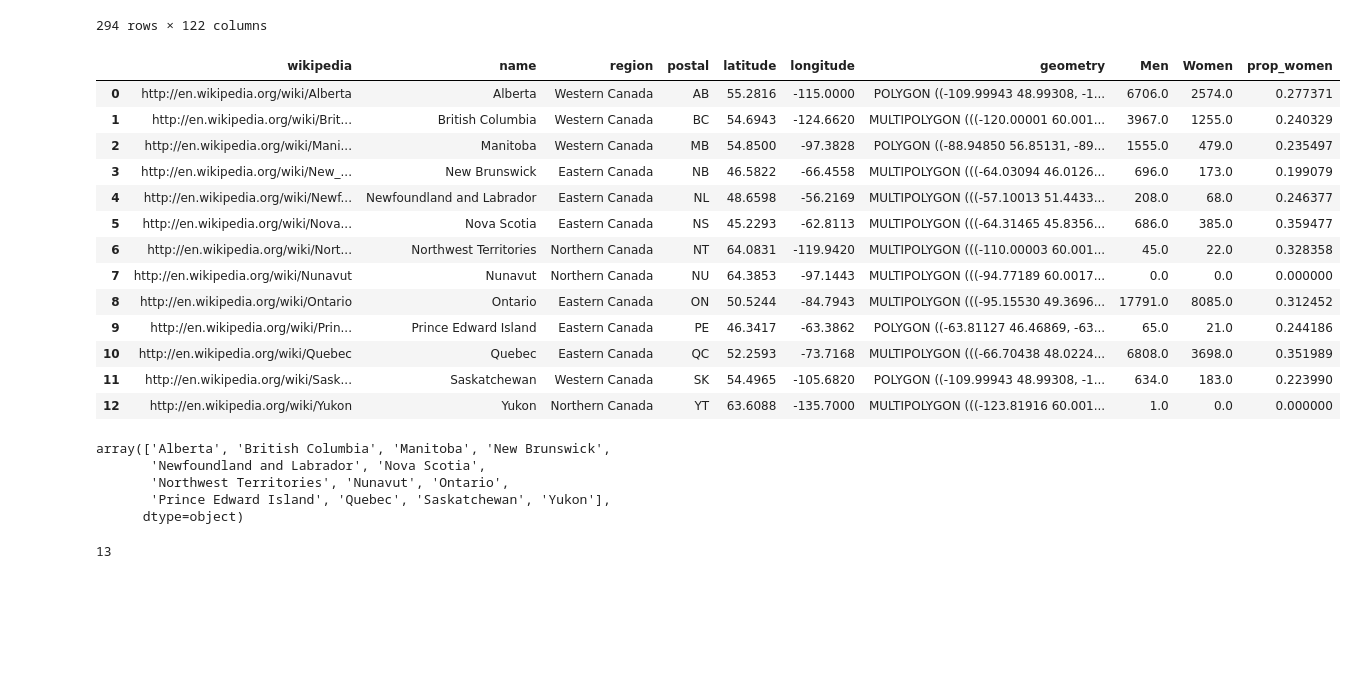
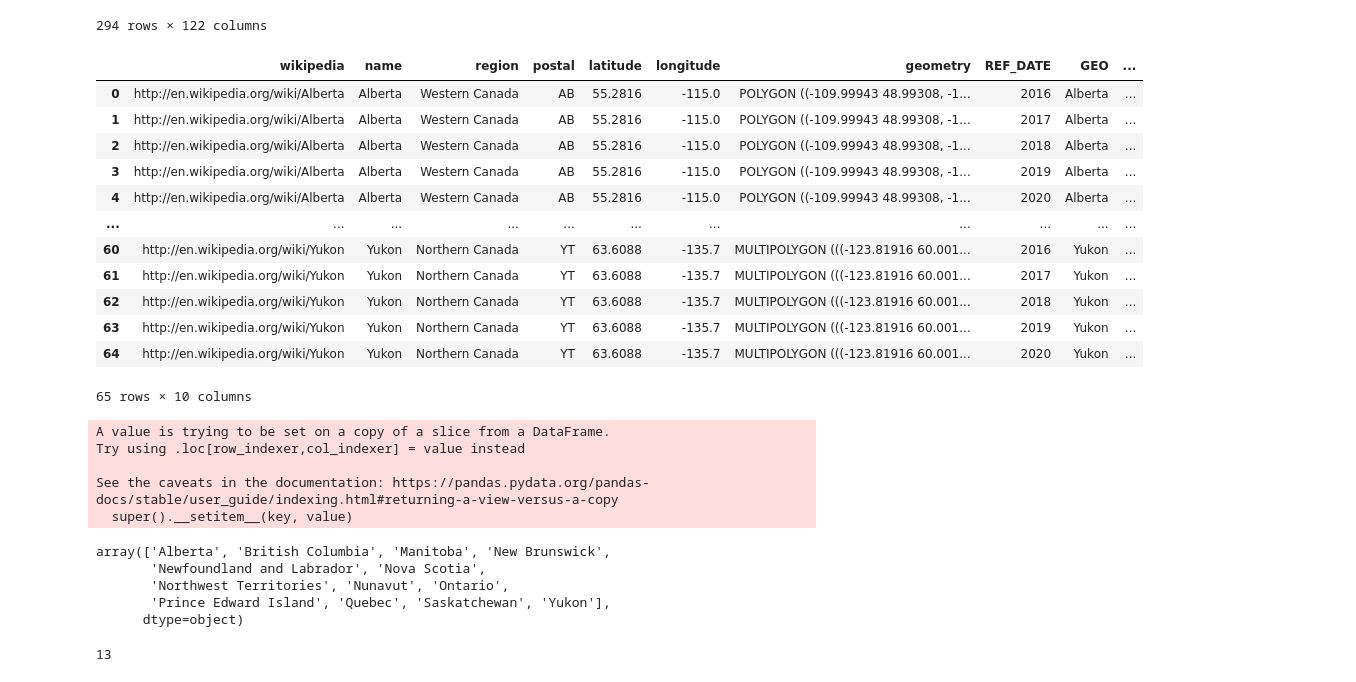
Before and after one commit to karan-khubdikar/DSCI-532_2024_13_Juno, a Jupyter notebook: notebooks/practice_code_chart.ipynb, the cells around one changed output. Cells and saved outputs as stored; diff of their text form; code cells hidden in the pictures; blank space fills up the shorter version.

```diff
--- a/notebooks/practice_code_chart.ipynb
+++ b/notebooks/practice_code_chart.ipynb
@@ -31,0 +36,3 @@ new_df
+# %%
+new_df = new_df[['REF_DATE','Gender','GEO','VALUE']]
+new_df
@@ -31,0 +53,8 @@ new_df
+# %%
+new_df_pivot = new_df.pivot(index=['REF_DATE', 'GEO'], columns='Gender', values='VALUE')
+
+# Calculate the ratio of women to men
+new_df_pivot['Women_to_Men_Ratio'] = new_df_pivot['Women'] / (new_df_pivot['Men']+new_df_pivot['Women'])
+new_df_pivot = new_df_pivot.reset_index()
+new_df_pivot= new_df_pivot[['REF_DATE','GEO','Women_to_Men_Ratio']]
+new_df_pivot
@@ -60,33 +129,37 @@ canadian_provinces = world_regions.query("iso_a2 == 'CA'")[['wikipedia', 'name',
 canadian_provinces = canadian_provinces.assign(
     name=lambda x: x['name'].str.replace('Québec','Quebec'))
 # %%
-canadian_provinces = canadian_provinces.merge(new_df_sum, left_on = 'name', right_on = 'GEO')
+canadian_provinces = canadian_provinces.merge(new_df_pivot, left_on = 'name', right_on = 'GEO')
 canadian_provinces
 # %% [output]
-|  | wikipedia | name | region | postal | latitude | longitude | geometry | Men | Women | prop_women |
-| 0 | http://en.wikipedia.org/wiki/Alberta | Alberta | Western Canada | AB | 55.2816 | -115.0000 | POLYGON ((-109.99943 48.99308, -1... | 6706.0 | 2574.0 | 0.277371 |
-| 1 | http://en.wikipedia.org/wiki/Brit... | British Columbia | Western Canada | BC | 54.6943 | -124.6620 | MULTIPOLYGON (((-120.00001 60.001... | 3967.0 | 1255.0 | 0.240329 |
-| 2 | http://en.wikipedia.org/wiki/Mani... | Manitoba | Western Canada | MB | 54.8500 | -97.3828 | POLYGON ((-88.94850 56.85131, -89... | 1555.0 | 479.0 | 0.235497 |
-| 3 | http://en.wikipedia.org/wiki/New_... | New Brunswick | Eastern Canada | NB | 46.5822 | -66.4558 | MULTIPOLYGON (((-64.03094 46.0126... | 696.0 | 173.0 | 0.199079 |
-| 4 | http://en.wikipedia.org/wiki/Newf... | Newfoundland and Labrador | Eastern Canada | NL | 48.6598 | -56.2169 | MULTIPOLYGON (((-57.10013 51.4433... | 208.0 | 68.0 | 0.246377 |
-| 5 | http://en.wikipedia.org/wiki/Nova... | Nova Scotia | Eastern Canada | NS | 45.2293 | -62.8113 | MULTIPOLYGON (((-64.31465 45.8356... | 686.0 | 385.0 | 0.359477 |
-| 6 | http://en.wikipedia.org/wiki/Nort... | Northwest Territories | Northern Canada | NT | 64.0831 | -119.9420 | MULTIPOLYGON (((-110.00003 60.001... | 45.0 | 22.0 | 0.328358 |
-| 7 | http://en.wikipedia.org/wiki/Nunavut | Nunavut | Northern Canada | NU | 64.3853 | -97.1443 | MULTIPOLYGON (((-94.77189 60.0017... | 0.0 | 0.0 | 0.000000 |
-| 8 | http://en.wikipedia.org/wiki/Ontario | Ontario | Eastern Canada | ON | 50.5244 | -84.7943 | MULTIPOLYGON (((-95.15530 49.3696... | 17791.0 | 8085.0 | 0.312452 |
-| 9 | http://en.wikipedia.org/wiki/Prin... | Prince Edward Island | Eastern Canada | PE | 46.3417 | -63.3862 | POLYGON ((-63.81127 46.46869, -63... | 65.0 | 21.0 | 0.244186 |
-| 10 | http://en.wikipedia.org/wiki/Quebec | Quebec | Eastern Canada | QC | 52.2593 | -73.7168 | MULTIPOLYGON (((-66.70438 48.0224... | 6808.0 | 3698.0 | 0.351989 |
-| 11 | http://en.wikipedia.org/wiki/Sask... | Saskatchewan | Western Canada | SK | 54.4965 | -105.6820 | POLYGON ((-109.99943 48.99308, -1... | 634.0 | 183.0 | 0.223990 |
-| 12 | http://en.wikipedia.org/wiki/Yukon | Yukon | Northern Canada | YT | 63.6088 | -135.7000 | MULTIPOLYGON (((-123.81916 60.001... | 1.0 | 0.0 | 0.000000 |
+|  | wikipedia | name | region | postal | latitude | longitude | geometry | REF_DATE | GEO | ... |
+| 0 | http://en.wikipedia.org/wiki/Alberta | Alberta | Western Canada | AB | 55.2816 | -115.0 | POLYGON ((-109.99943 48.99308, -1... | 2016 | Alberta | ... |
+| 1 | http://en.wikipedia.org/wiki/Alberta | Alberta | Western Canada | AB | 55.2816 | -115.0 | POLYGON ((-109.99943 48.99308, -1... | 2017 | Alberta | ... |
+| 2 | http://en.wikipedia.org/wiki/Alberta | Alberta | Western Canada | AB | 55.2816 | -115.0 | POLYGON ((-109.99943 48.99308, -1... | 2018 | Alberta | ... |
+| 3 | http://en.wikipedia.org/wiki/Alberta | Alberta | Western Canada | AB | 55.2816 | -115.0 | POLYGON ((-109.99943 48.99308, -1... | 2019 | Alberta | ... |
+| 4 | http://en.wikipedia.org/wiki/Alberta | Alberta | Western Canada | AB | 55.2816 | -115.0 | POLYGON ((-109.99943 48.99308, -1... | 2020 | Alberta | ... |
+| ... | ... | ... | ... | ... | ... | ... | ... | ... | ... | ... |
+| 60 | http://en.wikipedia.org/wiki/Yukon | Yukon | Northern Canada | YT | 63.6088 | -135.7 | MULTIPOLYGON (((-123.81916 60.001... | 2016 | Yukon | ... |
+| 61 | http://en.wikipedia.org/wiki/Yukon | Yukon | Northern Canada | YT | 63.6088 | -135.7 | MULTIPOLYGON (((-123.81916 60.001... | 2017 | Yukon | ... |
+| 62 | http://en.wikipedia.org/wiki/Yukon | Yukon | Northern Canada | YT | 63.6088 | -135.7 | MULTIPOLYGON (((-123.81916 60.001... | 2018 | Yukon | ... |
+| 63 | http://en.wikipedia.org/wiki/Yukon | Yukon | Northern Canada | YT | 63.6088 | -135.7 | MULTIPOLYGON (((-123.81916 60.001... | 2019 | Yukon | ... |
+| 64 | http://en.wikipedia.org/wiki/Yukon | Yukon | Northern Canada | YT | 63.6088 | -135.7 | MULTIPOLYGON (((-123.81916 60.001... | 2020 | Yukon | ... |
+65 rows × 10 columns
 # %%
-canadian_provinces = canadian_provinces[['wikipedia','name','postal','latitude','longitude','geometry','Men','Women','prop_women']]
-canadian_provinces.prop_women = canadian_provinces.prop_women.round(2)
+canadian_provinces = canadian_provinces[['wikipedia','name','postal','latitude','longitude','geometry','REF_DATE','Women_to_Men_Ratio']]
+canadian_provinces.Women_to_Men_Ratio = canadian_provinces.Women_to_Men_Ratio.round(2)
 canadian_provinces['name'].unique()
 # %% [output]
-array(['Alberta', 'British Columbia', 'Manitoba', 'New Brunswick',
-       'Newfoundland and Labrador', 'Nova Scotia',
-       'Northwest Territories', 'Nunavut', 'Ontario',
-       'Prince Edward Island', 'Quebec', 'Saskatchewan', 'Yukon'],
-      dtype=object)
+A value is trying to be set on a copy of a slice from a DataFrame.
+Try using .loc[row_indexer,col_indexer] = value instead
+
+See the caveats in the documentation: https://pandas.pydata.org/pandas-docs/stable/user_guide/indexing.html#returning-a-view-versus-a-copy
+  super().__setitem__(key, value)
+array(['Alberta', 'British Columbia', 'Manitoba', 'New Brunswick',
+       'Newfoundland and Labrador', 'Nova Scotia',
+       'Northwest Territories', 'Nunavut', 'Ontario',
+       'Prince Edward Island', 'Quebec', 'Saskatchewan', 'Yukon'],
+      dtype=object)
 # %%
 len(canadian_provinces['name'].unique())
 # %% [output]
```
Also changed, not shown: parts of 8 cells of this notebook, 4 other files.
